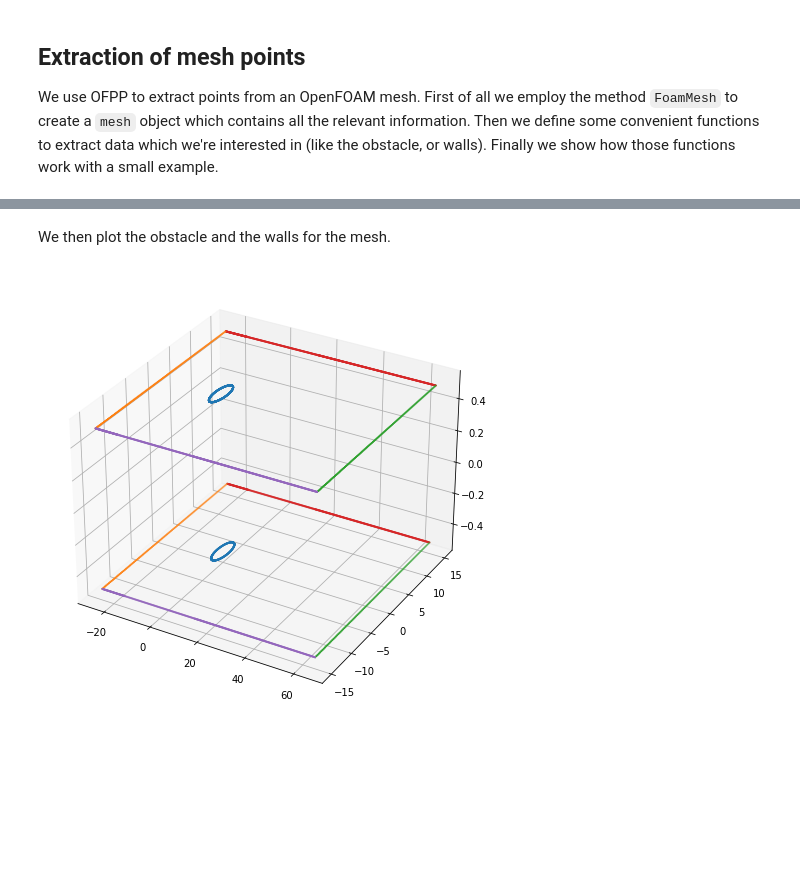
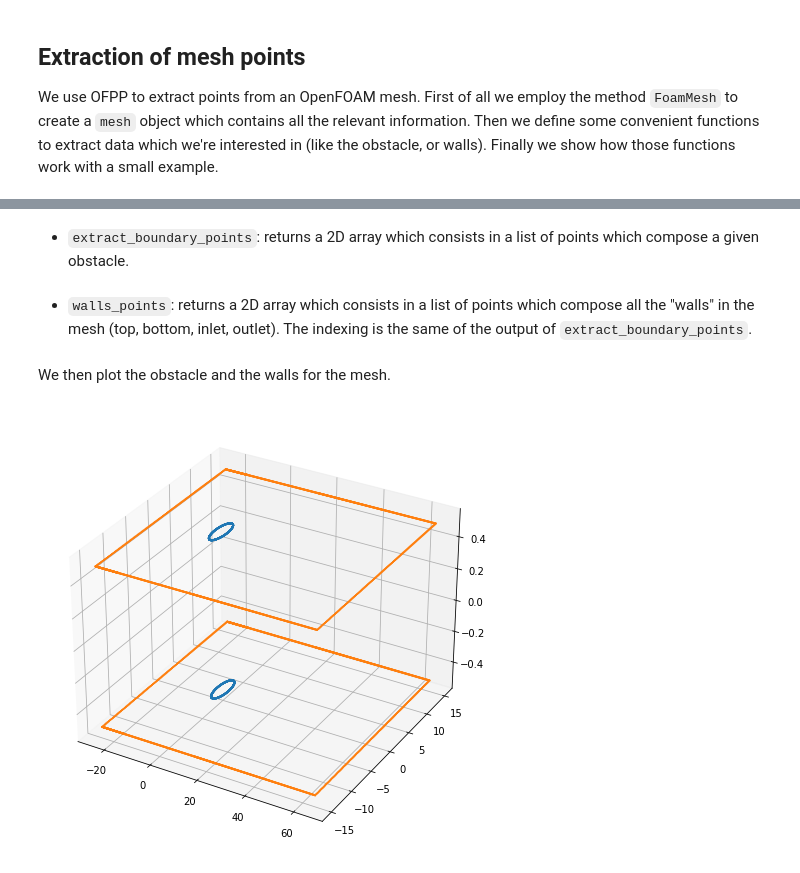
Before and after one commit to fAndreuzzi/mismesh, a Jupyter notebook: Tutorial.ipynb, the cells around one changed output, grey strips where cells are left out. Cells and saved outputs as stored; diff of their text form; code cells hidden in the pictures; blank space fills up the shorter version.

```diff
--- a/Tutorial.ipynb
+++ b/Tutorial.ipynb
@@ -20,6 +20,19 @@ def upper_layer(*arrs):
         return (arr[upper_layer_idxes(points)] for arr in arrs)
     else:
         return points[upper_layer_idxes(points)]
+
+def scatter3d(arr, figsize=(8,8), s=10, draw=True, ax=None):
+    if ax is None:
+        fig = plt.figure(figsize=figsize)
+        ax = fig.add_subplot(projection='3d')
+
+    for a in arr:
+        ax.scatter(*a.T, s=s, alpha=1)
+
+    if draw:
+        plt.show()
+    else:
+        return ax
 # %% [markdown]
 ## Extraction of mesh points
 We use OFPP to extract points from an OpenFOAM mesh. First of all we employ the method `FoamMesh` to create a `mesh` object which contains all the relevant information. Then we define some convenient functions to extract data which we're interested in (like the obstacle, or walls). Finally we show how those functions work with a small example.
@@ -66,0 +53,2 @@ def walls_coords(mesh):
+# %% [markdown]
++ `extract_boundary_points`: returns a 2D array which consists in a list of points which compose a given obstacle.
@@ -67,19 +61,14 @@ def walls_coords(mesh):
+# %% [markdown]
++ `walls_points`: returns a 2D array which consists in a list of points which compose all the "walls" in the mesh (top, bottom, inlet, outlet). The indexing is the same of the output of `extract_boundary_points`.
+# %%
+def walls_points(mesh):
+    keys = [b'inlet', b'outlet', b'top', b'bottom']
+    return np.concatenate([extract_boundary_points(mesh, k) for k in keys])
 # %% [markdown]
 We then plot the obstacle and the walls for the mesh.
 # %%
-fig = plt.figure(figsize=(8,8))
-ax = fig.add_subplot(projection='3d')
-
-# obstacle
-obstacle = extract_boundary_coords(mesh, b'obstacle')
-ax.scatter(*obstacle.T, s=1)
-
-# walls
-for k in [b'inlet', b'outlet', b'top', b'bottom']:
-    i = extract_boundary_coords(mesh, k)
-    ax.scatter(*i.T, s=1)
-
-plt.show()
+obstacle = extract_boundary_points(mesh, b'obstacle')
+scatter3d([obstacle, walls_points(mesh)], s=1)
 # %% [output]
-[figure, old version]
+[figure, new version]
 # %% [markdown]
```
Also changed, not shown: parts of 14 cells of this notebook.
